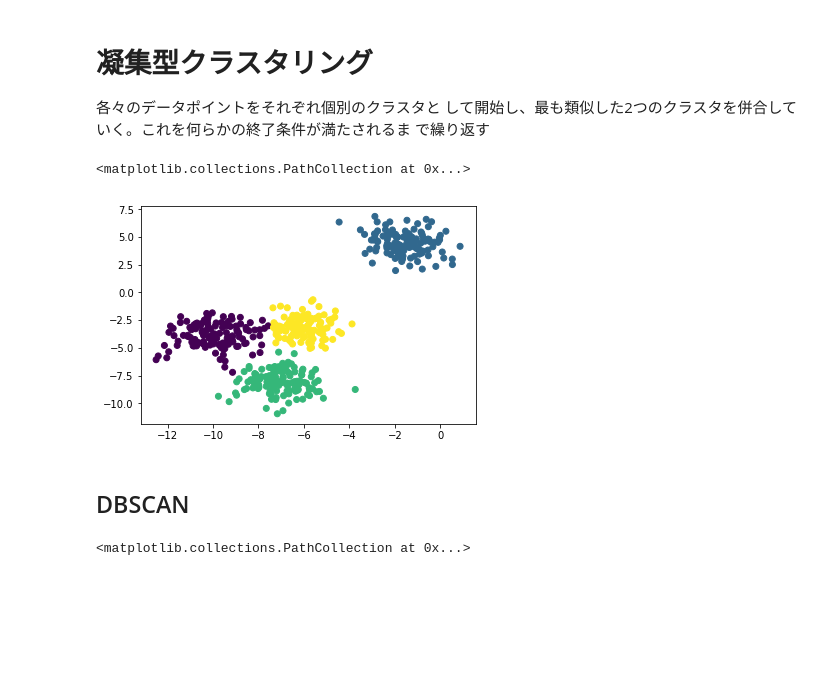
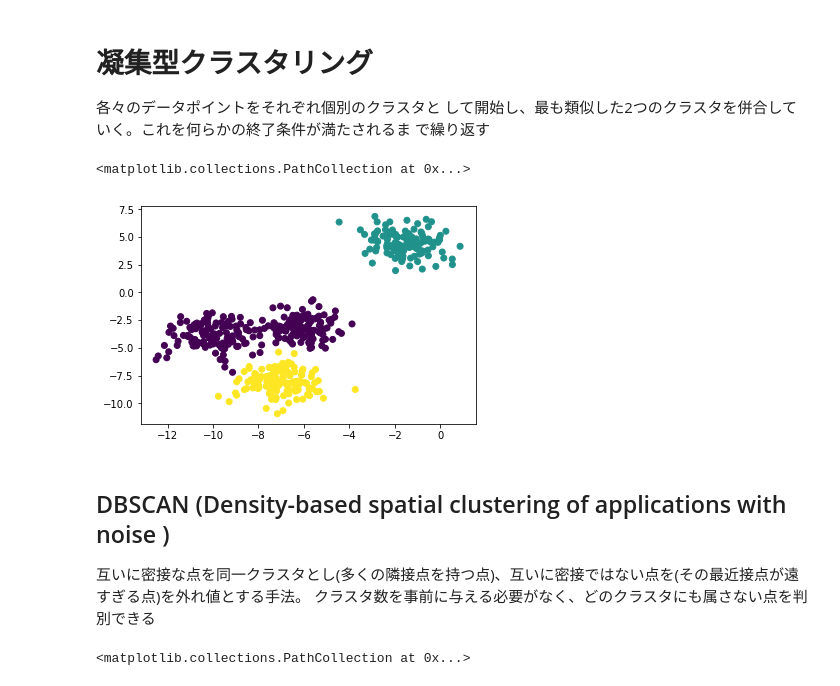
Before and after one commit to qu1sta/sklearn_samples, a Jupyter notebook: clustering.ipynb, the cells around one changed output. Cells and saved outputs as stored; diff of their text form; code cells hidden in the pictures; blank space fills up the shorter version.

```diff
--- a/clustering.ipynb
+++ b/clustering.ipynb
@@ -64,15 +57,17 @@ my_mesh(model,X,y)
 # %%
 from sklearn.cluster import AgglomerativeClustering
 
-model = AgglomerativeClustering(n_clusters=4)
+model = AgglomerativeClustering(n_clusters=3)
 y = model.fit_predict(X)
 
 plt.scatter(X[:,0], X[:,1], c=y)
 # %% [output]
 <matplotlib.collections.PathCollection at 0x...>
-[figure, old version]
+[figure, new version]
-# %% [markdown]
-## DBSCAN
+# %% [markdown]
+## DBSCAN (Density-based spatial clustering of applications with noise )
+互いに密接な点を同一クラスタとし(多くの隣接点を持つ点)、互いに密接ではない点を(その最近接点が遠すぎる点)を外れ値とする手法。
+クラスタ数を事前に与える必要がなく、どのクラスタにも属さない点を判別できる
 # %%
 from sklearn.cluster import DBSCAN
 
```
Also changed, not shown: parts of 12 cells of this notebook.
